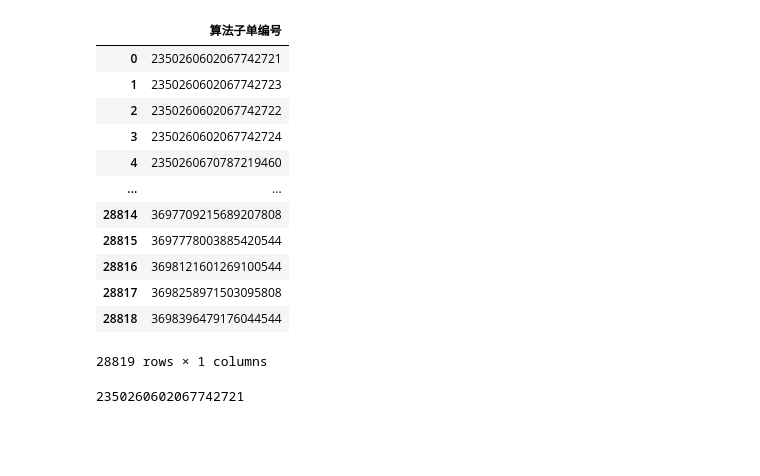
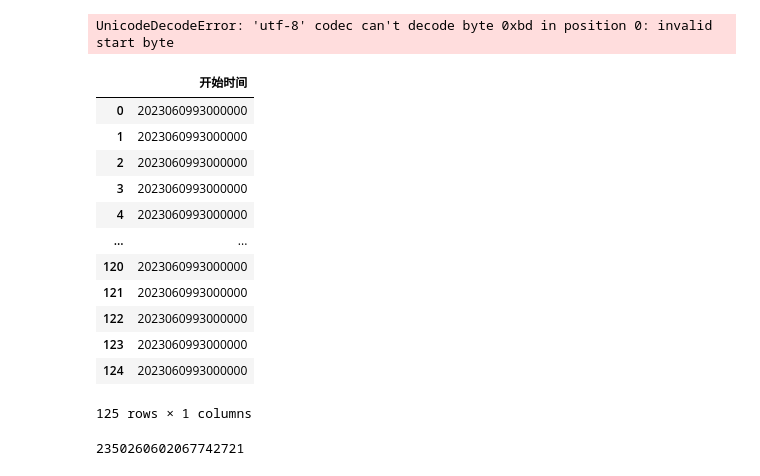
Before and after one commit to chengyingshe/cvt_multi_strategy, a Jupyter notebook: Untitled.ipynb, the cells around one changed output. Drawn from its saved outputs; the diff is of its cells as text; code cells hidden in the pictures; blank space fills up the shorter version.

```diff
--- a/Untitled.ipynb
+++ b/Untitled.ipynb
@@ -3,27 +3,45 @@ import pandas as pd
 import os
 import re
 # %%
-df = pd.read_excel('.\各产品线结算格式\ATO/委托查询_20230614.xlsx')
+df = pd.read_csv('./上传订单转换工具所需文件\各产品线结算格式\ATX/0/algoNominal.csv',encoding='latin1')
+# %% [output]
+UnicodeDecodeError: 'utf-8' codec can't decode byte 0xbd in position 0: invalid start byte
 # %%
-len(df.columns)  # 列数
-# 41
-clist = df['算法子单编号'].values
-cdata = pd.DataFrame({'算法子单编号': clist})
-cdata
+def cvt_col_from_to(df, origin_cname, new_cname, new_cdata_cvt_fun=None):
+    clist = df[origin_cname].values
+    if new_cdata_cvt_fun:
+        clist = [new_cdata_cvt_fun(c) for c in clist]
+    cdata = pd.DataFrame({new_cname: clist})
+    return cdata
+
+
+def time_process_atx(df,date,time,col_name):  #atx 的时间合并工具
+    date_list = df[date].values
+    date_data = pd.DataFrame({date: date_list})
+    date_data[date] = date_data[date].astype(str)
+    time_list = df[time].values
+    time_data = pd.DataFrame({time: time_list})
+    time_data = cvt_col_from_to(time_data,time,time,lambda x: x.replace(':', ''))  #csv好像和xlsx不一样 '-'不是'/'
+    time_data[time] = time_data[time].astype(str)
+    res = pd.DataFrame({col_name: date_data[date] + time_data[time]})
+    return res
+
+a = time_process_atx(df,'Date','StartTime')
+a
 # %% [output]
-|  | 算法子单编号 |
-| 0 | 2350260602067742721 |
-| 1 | 2350260602067742723 |
-| 2 | 2350260602067742722 |
-| 3 | 2350260602067742724 |
-| 4 | 2350260670787219460 |
+|  | 开始时间 |
+| 0 | 2023060993000000 |
+| 1 | 2023060993000000 |
+| 2 | 2023060993000000 |
+| 3 | 2023060993000000 |
+| 4 | 2023060993000000 |
 | ... | ... |
-| 28814 | 3697709215689207808 |
-| 28815 | 3697778003885420544 |
-| 28816 | 3698121601269100544 |
-| 28817 | 3698258971503095808 |
-| 28818 | 3698396479176044544 |
+| 120 | 2023060993000000 |
+| 121 | 2023060993000000 |
+| 122 | 2023060993000000 |
+| 123 | 2023060993000000 |
+| 124 | 2023060993000000 |
-28819 rows × 1 columns
+125 rows × 1 columns
 # %%
 cdata.iloc[0].values[0]
 # %% [output]
```
Also changed, not shown: 1 other file.
